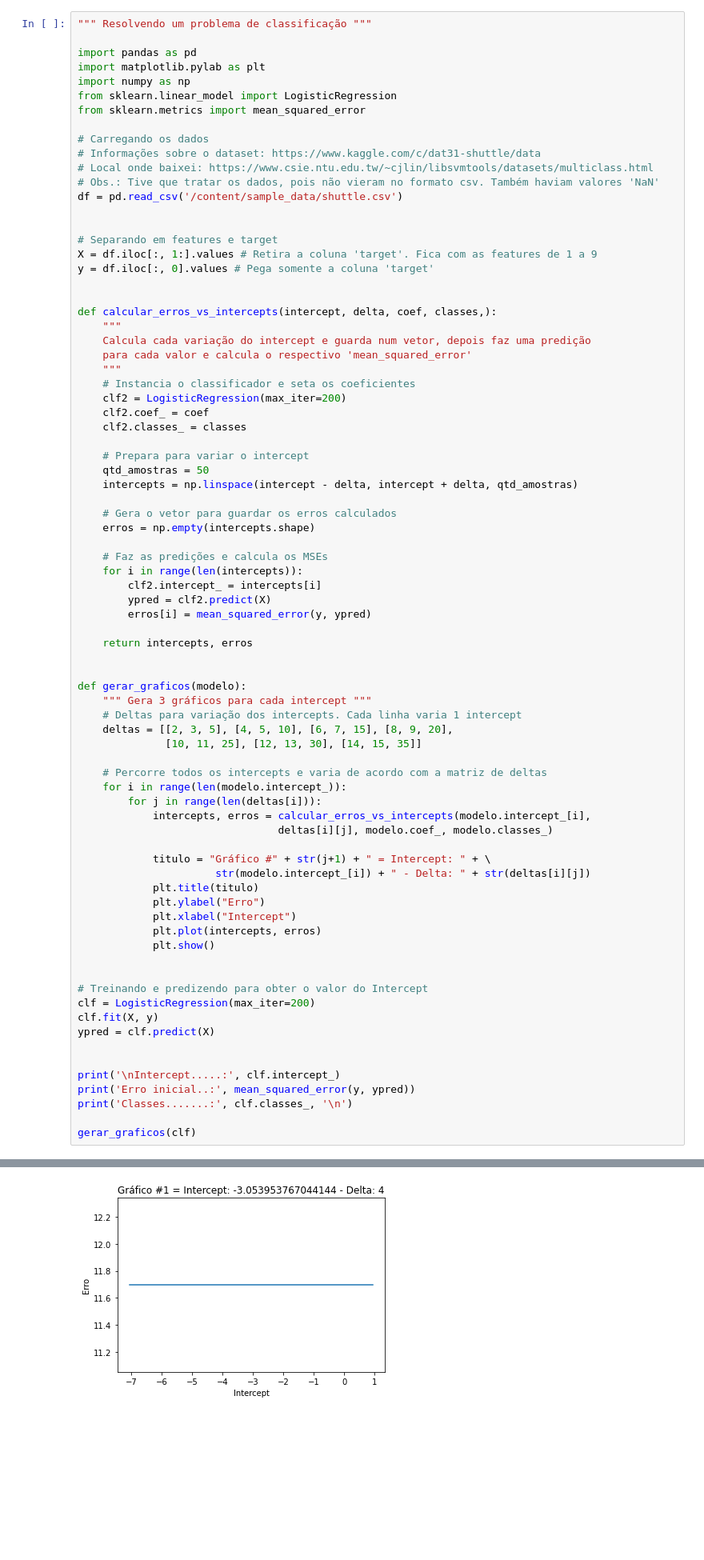
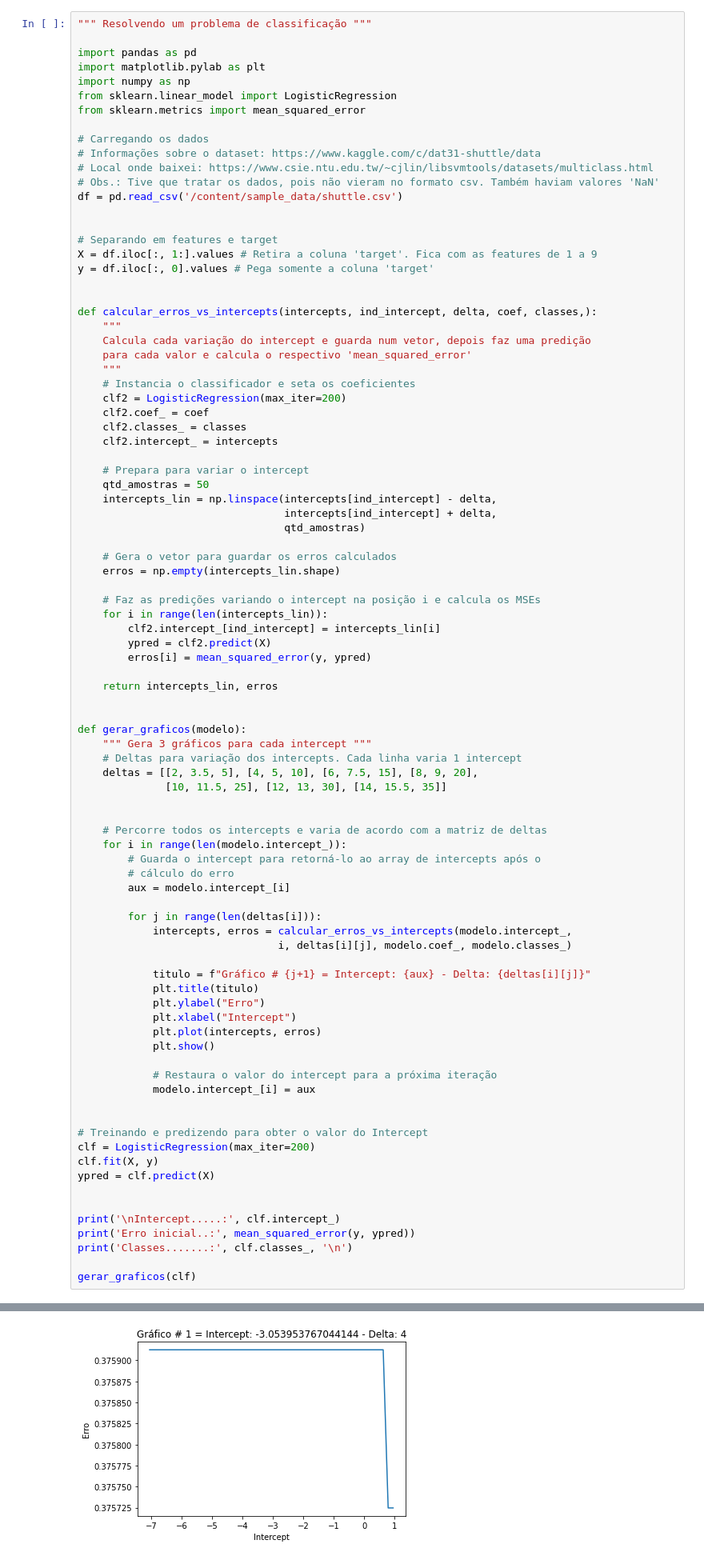
Before and after one commit to messias077/REP, a Jupyter notebook: Problema_Classificacao.ipynb, the cells around one changed output, grey strips where cells are left out. Shown: that part at 80% size. Saved outputs shown, nothing was run; the diff lists cells and outputs as text; blank space fills up the shorter version.

```diff
--- a/Problema_Classificacao.ipynb
+++ b/Problema_Classificacao.ipynb
@@ -21,7 +21,7 @@ X = df.iloc[:, 1:].values # Retira a coluna 'target'. Fica com as features de 1
 y = df.iloc[:, 0].values # Pega somente a coluna 'target'
 
 
-def calcular_erros_vs_intercepts(intercept, delta, coef, classes,):
+def calcular_erros_vs_intercepts(intercepts, ind_intercept, delta, coef, classes,):
     """
     Calcula cada variação do intercept e guarda num vetor, depois faz uma predição
     para cada valor e calcula o respectivo 'mean_squared_error'
@@ -30,42 +30,52 @@ def calcular_erros_vs_intercepts(intercept, delta, coef, classes,):
     clf2 = LogisticRegression(max_iter=200)
     clf2.coef_ = coef
     clf2.classes_ = classes
+    clf2.intercept_ = intercepts
 
     # Prepara para variar o intercept
     qtd_amostras = 50
-    intercepts = np.linspace(intercept - delta, intercept + delta, qtd_amostras)
+    intercepts_lin = np.linspace(intercepts[ind_intercept] - delta,
+                                 intercepts[ind_intercept] + delta,
+                                 qtd_amostras)
 
     # Gera o vetor para guardar os erros calculados
-    erros = np.empty(intercepts.shape)
+    erros = np.empty(intercepts_lin.shape)
 
-    # Faz as predições e calcula os MSEs
-    for i in range(len(intercepts)):
-        clf2.intercept_ = intercepts[i]
+    # Faz as predições variando o intercept na posição i e calcula os MSEs
+    for i in range(len(intercepts_lin)):
+        clf2.intercept_[ind_intercept] = intercepts_lin[i]
         ypred = clf2.predict(X)
         erros[i] = mean_squared_error(y, ypred)
 
-    return intercepts, erros
+    return intercepts_lin, erros
 
 
 def gerar_graficos(modelo):
     """ Gera 3 gráficos para cada intercept """
     # Deltas para variação dos intercepts. Cada linha varia 1 intercept
-    deltas = [[2, 3, 5], [4, 5, 10], [6, 7, 15], [8, 9, 20],
-              [10, 11, 25], [12, 13, 30], [14, 15, 35]]
+    deltas = [[2, 3.5, 5], [4, 5, 10], [6, 7.5, 15], [8, 9, 20],
+              [10, 11.5, 25], [12, 13, 30], [14, 15.5, 35]]
+
 
     # Percorre todos os intercepts e varia de acordo com a matriz de deltas
     for i in range(len(modelo.intercept_)):
+        # Guarda o intercept para retorná-lo ao array de intercepts após o
+        # cálculo do erro
+        aux = modelo.intercept_[i]
+
         for j in range(len(deltas[i])):
-            intercepts, erros = calcular_erros_vs_intercepts(modelo.intercept_[i],
-                                deltas[i][j], modelo.coef_, modelo.classes_)
+            intercepts, erros = calcular_erros_vs_intercepts(modelo.intercept_,
+                                i, deltas[i][j], modelo.coef_, modelo.classes_)
 
-            titulo = "Gráfico #" + str(j+1) + " = Intercept: " + \
-                      str(modelo.intercept_[i]) + " - Delta: " + str(deltas[i][j])
+            titulo = f"Gráfico # {j+1} = Intercept: {aux} - Delta: {deltas[i][j]}"
             plt.title(titulo)
             plt.ylabel("Erro")
             plt.xlabel("Intercept")
             plt.plot(intercepts, erros)
             plt.show()
+
+            # Restaura o valor do intercept para a próxima iteração
+            modelo.intercept_[i] = aux
 
 
 # Treinando e predizendo para obter o valor do Intercept
@@ -90 +100 @@ Classes.......: [1 2 3 4 5 6 7]
-[figure, old version]
+[figure, new version]
```
Also changed, not shown: parts of 1 cell of this notebook.
